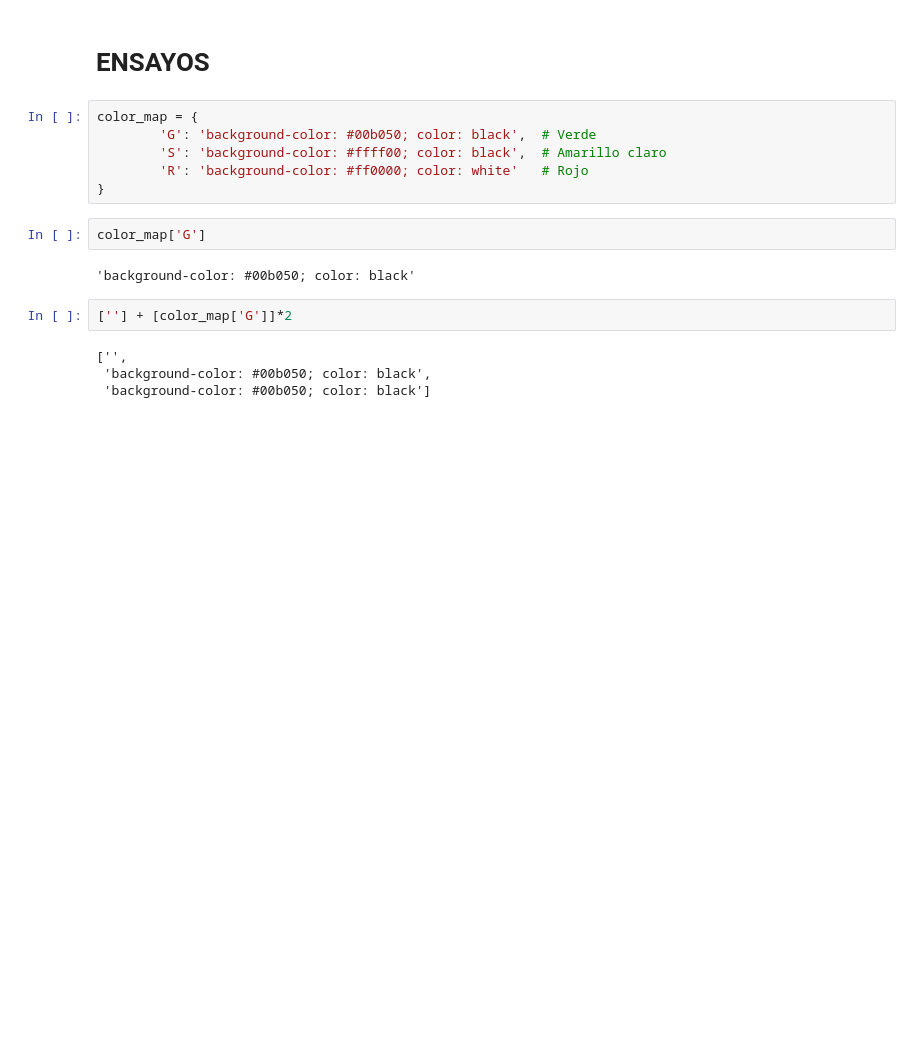
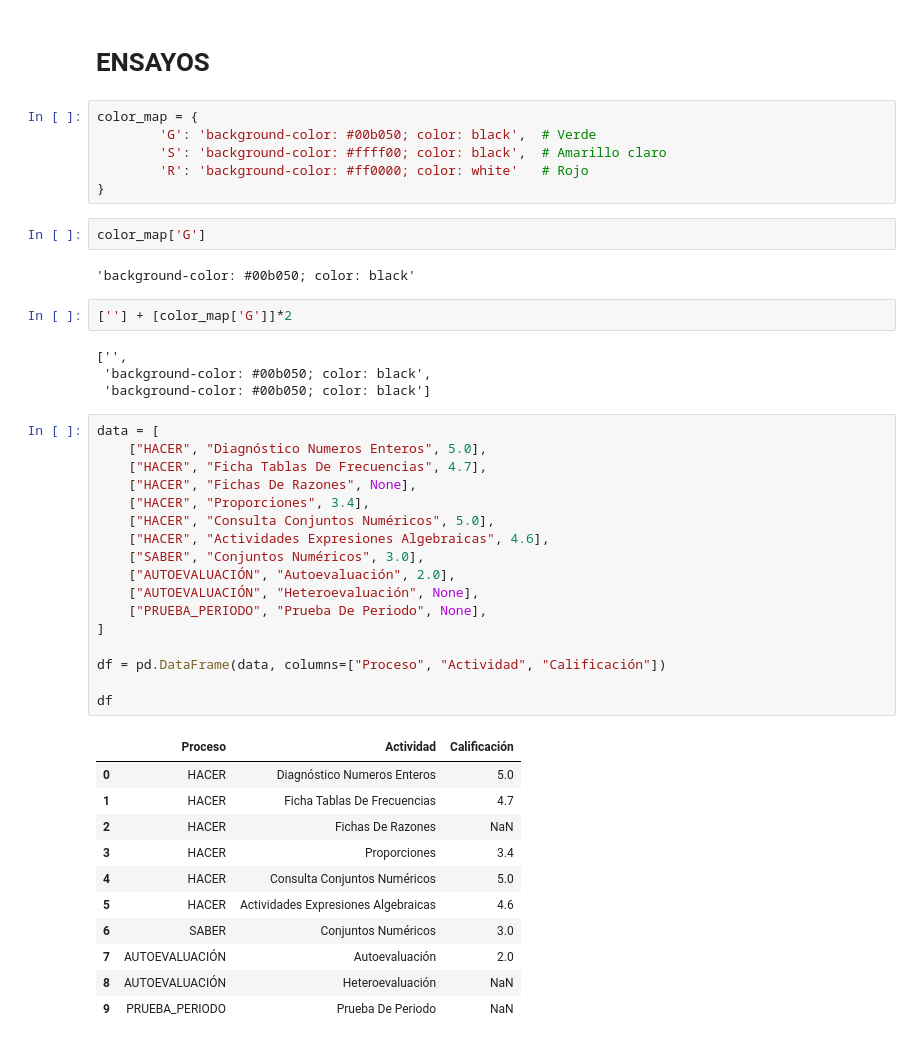
Before and after one commit to lcgalans2024/Notas_Master, a Jupyter notebook: jn_pruebas.ipynb, the cells around one changed output. Drawn from its saved outputs; the diff is of its cells as text; blank space fills up the shorter version.

```diff
--- a/jn_pruebas.ipynb
+++ b/jn_pruebas.ipynb
@@ -1403,3 +1403,32 @@ color_map['G']
 ['',
  'background-color: #00b050; color: black',
  'background-color: #00b050; color: black']
+# %%
+data = [
+    ["HACER", "Diagnóstico Numeros Enteros", 5.0],
+    ["HACER", "Ficha Tablas De Frecuencias", 4.7],
+    ["HACER", "Fichas De Razones", None],
+    ["HACER", "Proporciones", 3.4],
+    ["HACER", "Consulta Conjuntos Numéricos", 5.0],
+    ["HACER", "Actividades Expresiones Algebraicas", 4.6],
+    ["SABER", "Conjuntos Numéricos", 3.0],
+    ["AUTOEVALUACIÓN", "Autoevaluación", 2.0],
+    ["AUTOEVALUACIÓN", "Heteroevaluación", None],
+    ["PRUEBA_PERIODO", "Prueba De Periodo", None],
+]
+
+df = pd.DataFrame(data, columns=["Proceso", "Actividad", "Calificación"])
+
+df
+# %% [output]
+|  | Proceso | Actividad | Calificación |
+| 0 | HACER | Diagnóstico Numeros Enteros | 5.0 |
+| 1 | HACER | Ficha Tablas De Frecuencias | 4.7 |
+| 2 | HACER | Fichas De Razones | NaN |
+| 3 | HACER | Proporciones | 3.4 |
+| 4 | HACER | Consulta Conjuntos Numéricos | 5.0 |
+| 5 | HACER | Actividades Expresiones Algebraicas | 4.6 |
+| 6 | SABER | Conjuntos Numéricos | 3.0 |
+| 7 | AUTOEVALUACIÓN | Autoevaluación | 2.0 |
+| 8 | AUTOEVALUACIÓN | Heteroevaluación | NaN |
+| 9 | PRUEBA_PERIODO | Prueba De Periodo | NaN |
```
Also changed, not shown: parts of 5 cells of this notebook, 5 other files.
